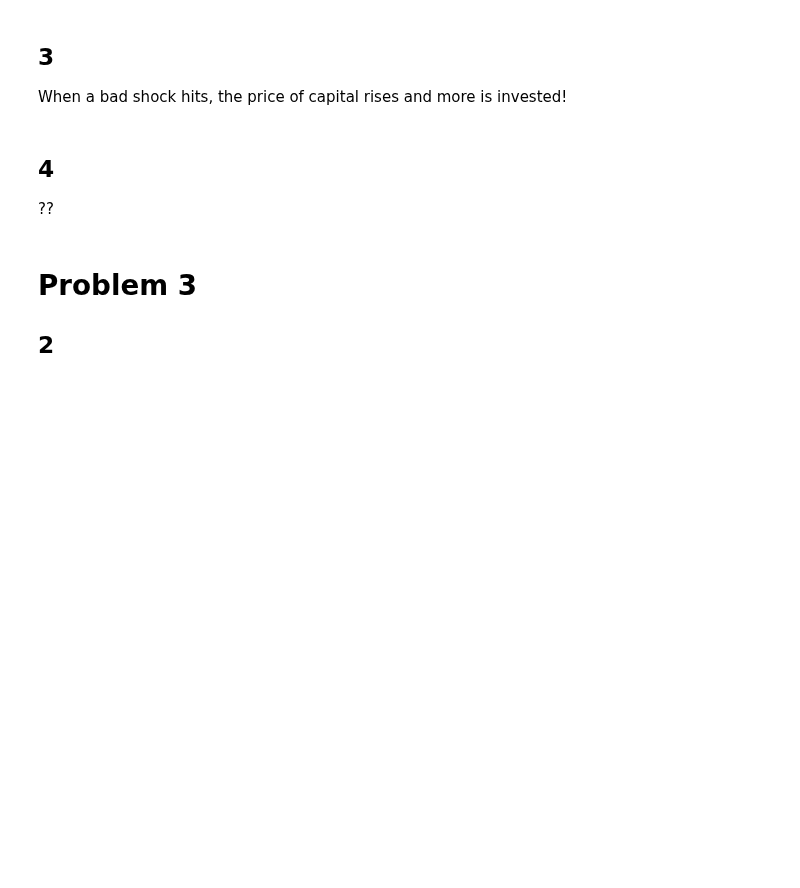
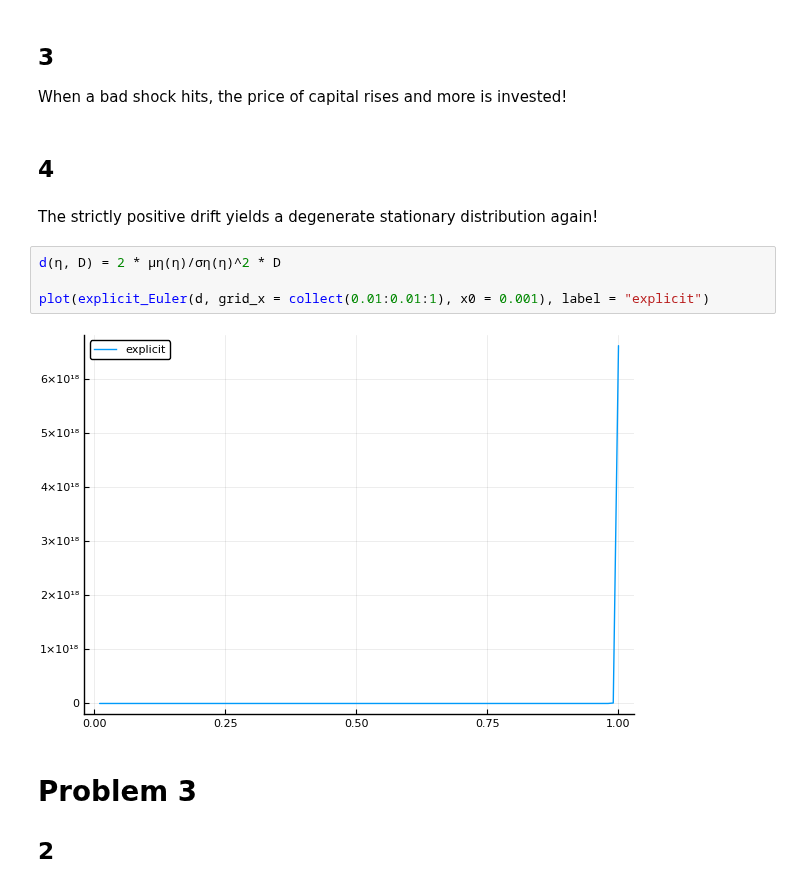
Before and after one commit to MaximilianJHuber/NYU, a Jupyter notebook: Financial and Monetary Economics/PS1.ipynb, the cells around one changed output. Drawn from its saved outputs; the diff is of its cells as text; blank space fills up the shorter version.

```diff
--- a/Financial and Monetary Economics/PS1.ipynb
+++ b/Financial and Monetary Economics/PS1.ipynb
@@ -80,7 +98,14 @@ $\mu^\eta$ seems wrong!
 When a bad shock hits, the price of capital rises and more is invested!
 # %% [markdown]
 ## 4
-??
+# %% [markdown]
+The strictly positive drift yields a degenerate stationary distribution again!
+# %%
+d(η, D) = 2 * μη(η)/ση(η)^2 * D
+
+plot(explicit_Euler(d, grid_x = collect(0.01:0.01:1), x0 = 0.001), label = "explicit")
+# %% [output]
+[figure, added]
 # %% [markdown]
 # Problem 3
 ## 2
```
Also changed, not shown: parts of 9 cells of this notebook, 1 other file.
